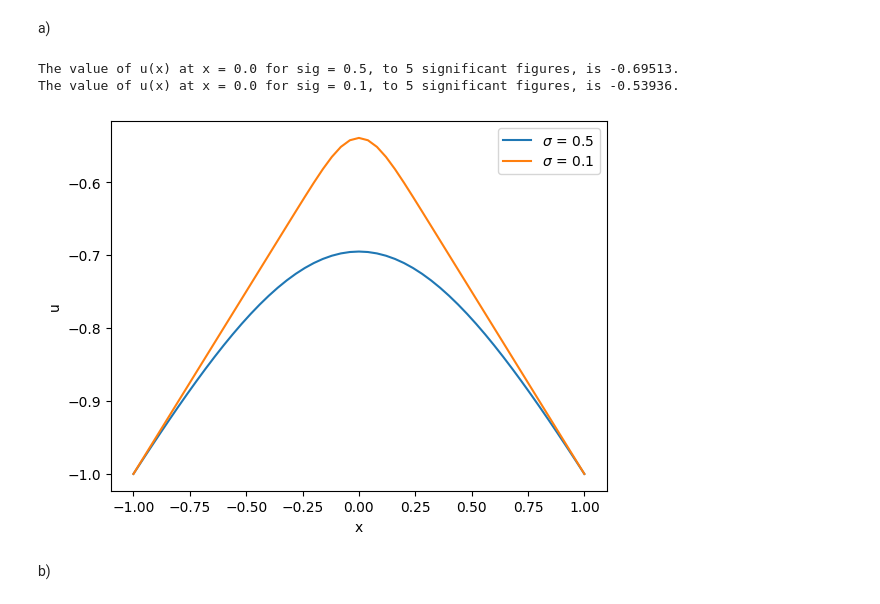
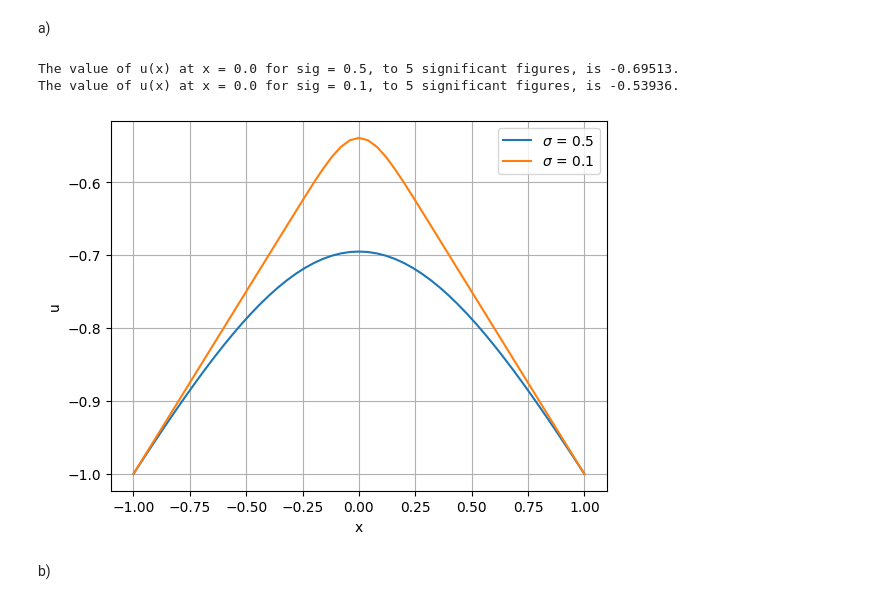
Before and after one commit to barnander/Numerical-Tools-for-Dynamical-Systems, a Jupyter notebook: Coursework.ipynb, the cells around one changed output. Drawn from its saved outputs; the diff is of its cells as text; code cells hidden in the pictures.

```diff
--- a/Coursework.ipynb
+++ b/Coursework.ipynb
@@ -211,36 +217,37 @@ N=50
 #i)
 #We define the value of parameter sig = 0.5,
 sig = 0.5
 #and use numpy linear solver.
 solver = "np_solve"
 
 #We solve the system using the second order solver.
-u_np,x = solvers.second_order_solve(bc_left,bc_right,q,sig,N, D=D,solver = solver)
+u_np,x = solvers.finite_diff(bc_left,bc_right,q,sig,N, D=D,solver = solver)
 
 #We want to print u(x) at x = 0.
 #As x = 0 is the 25th grid point, we print u_np[25].
 print(f"The value of u(x) at x = {x[25]} for sig = {sig}, to 5 significant figures, is {round(u_np[25],5)}.")
 
 
 #ii)
 #We define the value of parameter sig = 0.1,
 sig = 0.1
 #and use the scipy sparse matrix linear solver.
 solver = "sparse"
-u_sparse,x = solvers.second_order_solve(bc_left,bc_right,q,sig,N,D=D, solver = solver)
+u_sparse,x = solvers.finite_diff(bc_left,bc_right,q,sig,N,D=D, solver = solver)
 print(f"The value of u(x) at x = {x[25]} for sig = {sig}, to 5 significant figures, is {round(u_sparse[25],5)}.")
 
 #We plot the solutions u(x) for sig = 0.5 and sig = 0.1.
 plt.plot(x,u_np,label = f"$\sigma$ = 0.5")
 plt.plot(x,u_sparse,label = f"$\sigma$ = 0.1")
 plt.xlabel('x')
 plt.ylabel('u')
 plt.legend()
+plt.grid(True)
 plt.show()
 # %% [output]
 The value of u(x) at x = 0.0 for sig = 0.5, to 5 significant figures, is -0.69513.
 The value of u(x) at x = 0.0 for sig = 0.1, to 5 significant figures, is -0.53936.
-[figure, old version]
+[figure, new version]
 # %% [markdown]
 b)
 # %%
```
Also changed, not shown: parts of 12 cells of this notebook, 1 other file.
